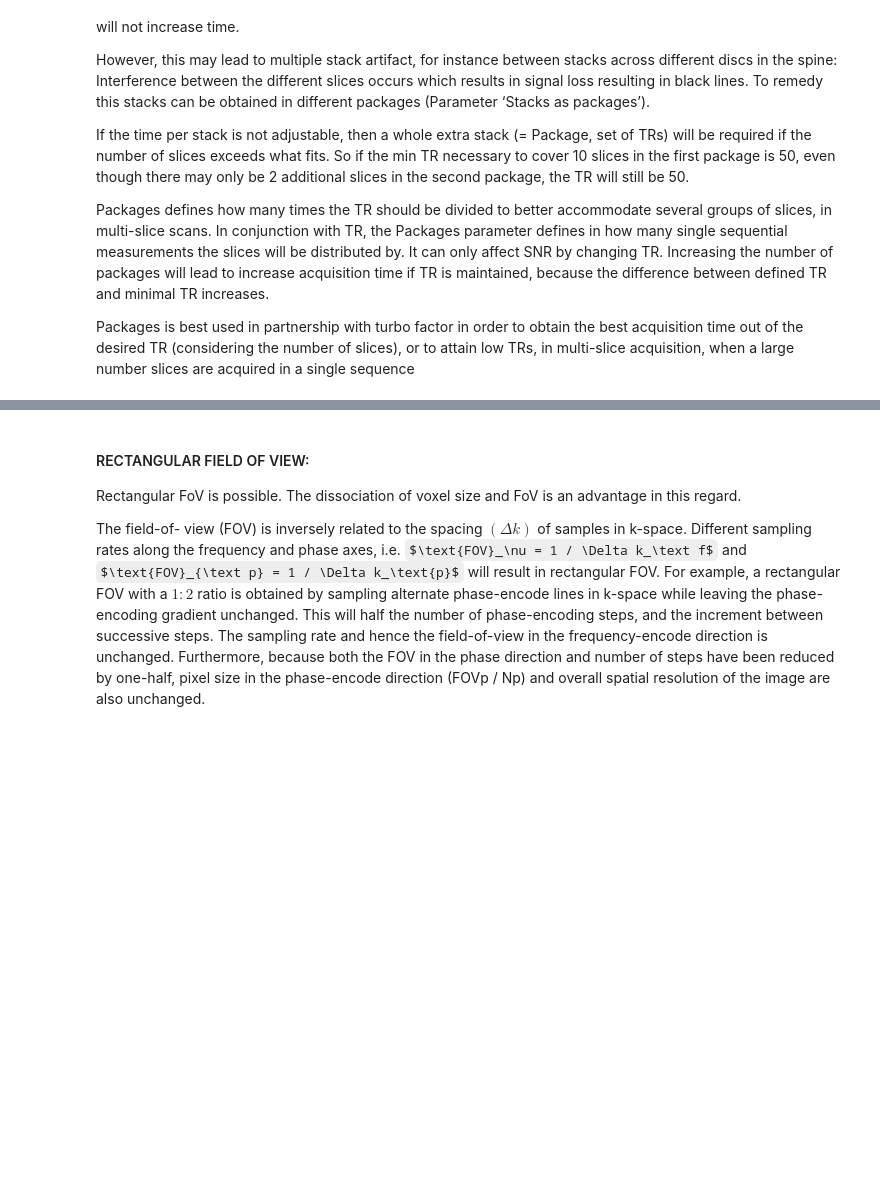
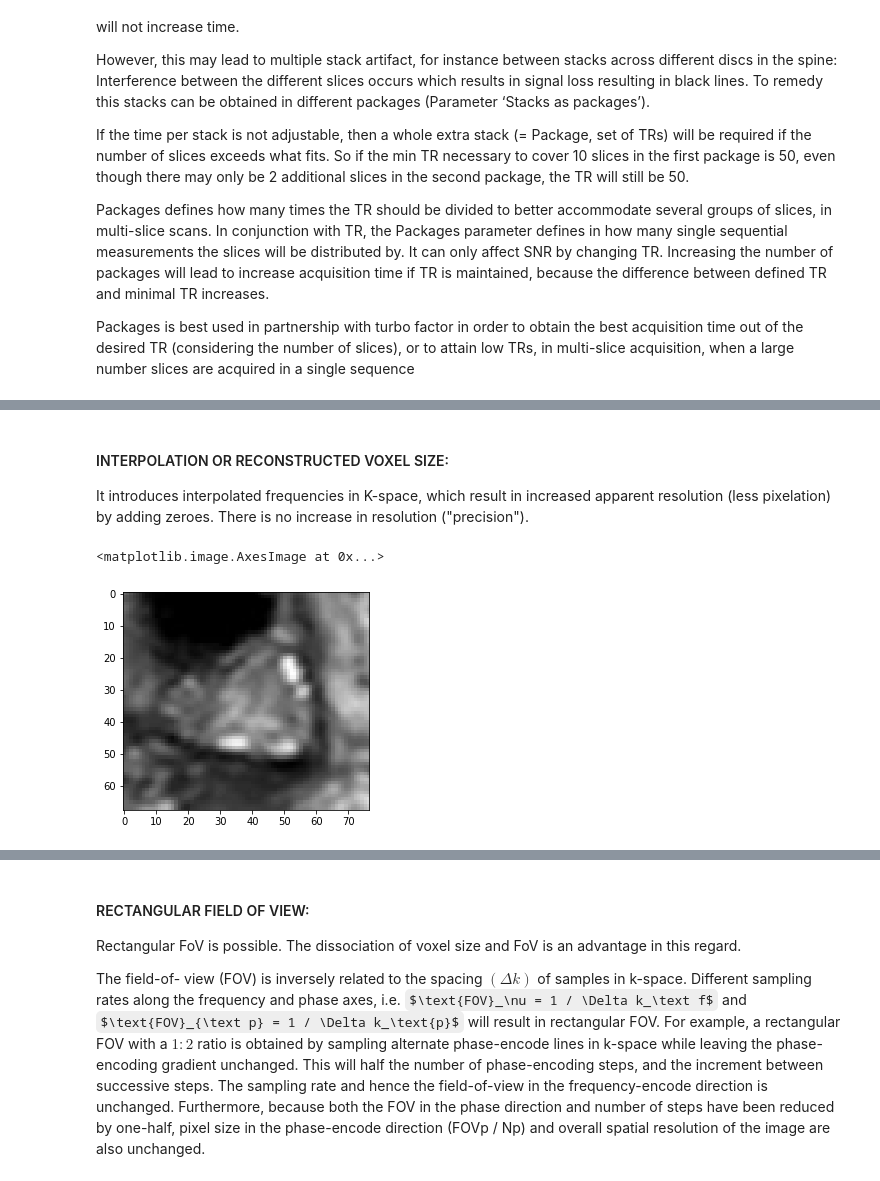
Before and after one commit to RInterested/MRI, a Jupyter notebook: MRI_Concepts.ipynb, the cells around one changed output, grey strips where cells are left out. Saved outputs shown, nothing was run; the diff lists cells and outputs as text; code cells hidden in the pictures; some formulas as TeX source; blank space fills up the shorter version.

```diff
--- a/MRI_Concepts.ipynb
+++ b/MRI_Concepts.ipynb
@@ -98,0 +105,12 @@ Packages is best used in partnership with turbo factor in order to obtain the be
+# %% [markdown]
+#### INTERPOLATION OR RECONSTRUCTED VOXEL SIZE:
+
+It introduces interpolated frequencies in K-space, which result in increased apparent resolution (less pixelation) by adding zeroes. There is no increase in resolution ("precision").
+# %%
+import cv2
+
+img = cv2.imread('ovary.jpg',0)
+plt.imshow(img, cmap = 'gray')
+# %% [output]
+<matplotlib.image.AxesImage at 0x...>
+[figure, added]
```
Also changed, not shown: parts of 8 cells of this notebook.
